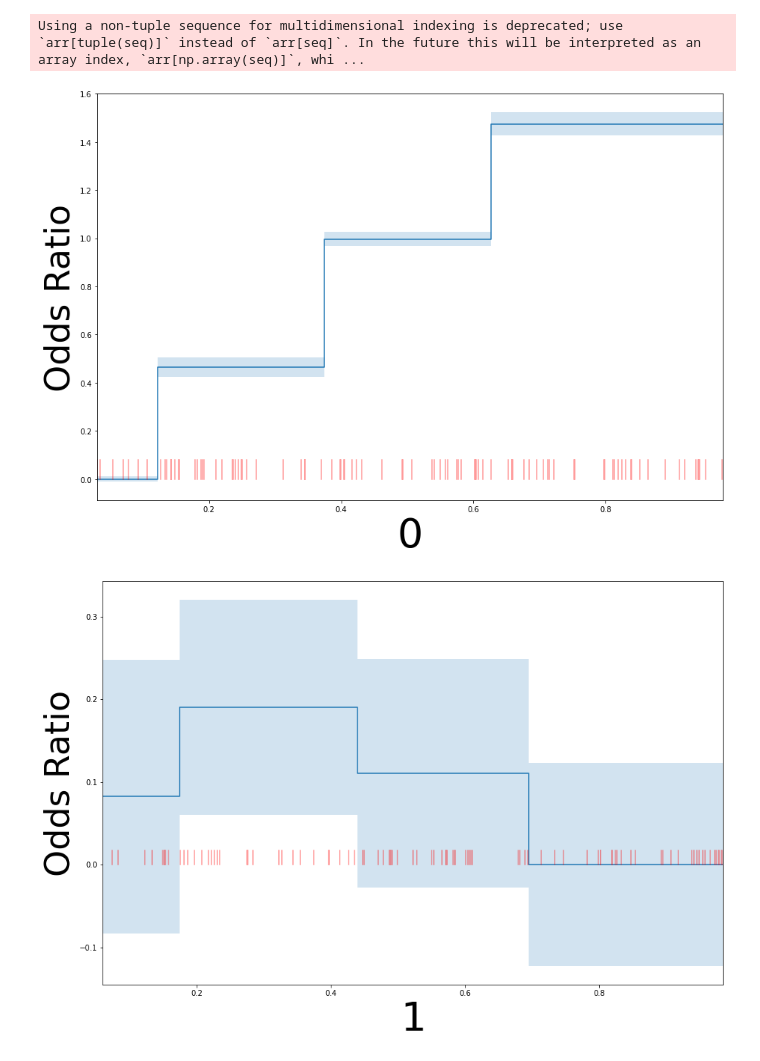
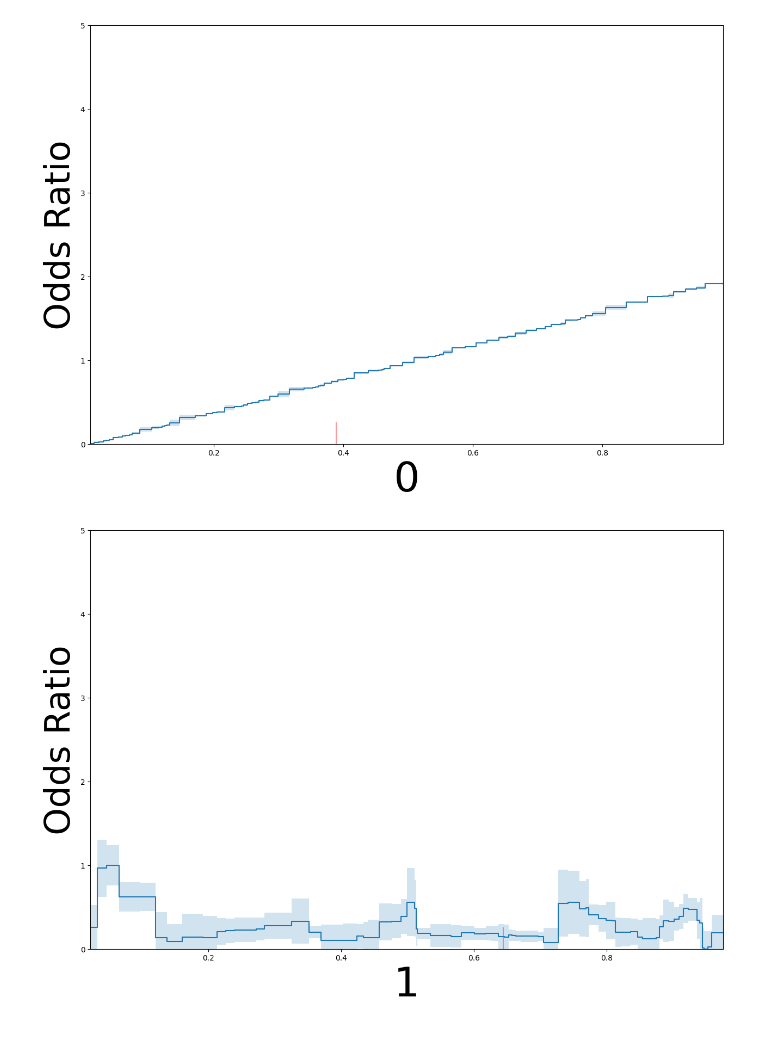
Before and after one commit to LengerichLab/ebm_utils, a Jupyter notebook: demos/marginalize_demo.ipynb, the cells around one changed output. Cells and saved outputs as stored; diff of their text form; code cells hidden in the pictures.

Commit message:
add importance plotting, improve marginalization, improve purification plotting

```diff
--- a/demos/marginalize_demo.ipynb
+++ b/demos/marginalize_demo.ipynb
@@ -6,10 +6,10 @@ from ebm_utils.plot_utils import ebm_marginalize_feat
 # %%
 C = np.random.uniform(0, 1, size=(100, 5))
 Y = C[:, 0]*2
 feat_names = [str(x) for x in range(5)]
-ebm_marginalize_feat(C, Y, '0', feat_names=feat_names, plot_every=1, max_bins=5, classification=False)
-ebm_marginalize_feat(C, Y, '1', feat_names=feat_names, plot_every=1, max_bins=5, classification=False)
+
+ebm_marginalize_feat(C, Y, '0', feat_names=feat_names, plot_every=1, classification=False)
+ebm_marginalize_feat(C, Y, '1', feat_names=feat_names, plot_every=1, classification=False)
 # %% [output]
-Using a non-tuple sequence for multidimensional indexing is deprecated; use `arr[tuple(seq)]` instead of `arr[seq]`. In the future this will be interpreted as an array index, `arr[np.array(seq)]`, whi ...
-[figure, old version]
+[figure, new version]
-[figure, old version]
+[figure, new version]
```
Also changed, not shown: parts of 1 cell of this notebook, 9 other files.
